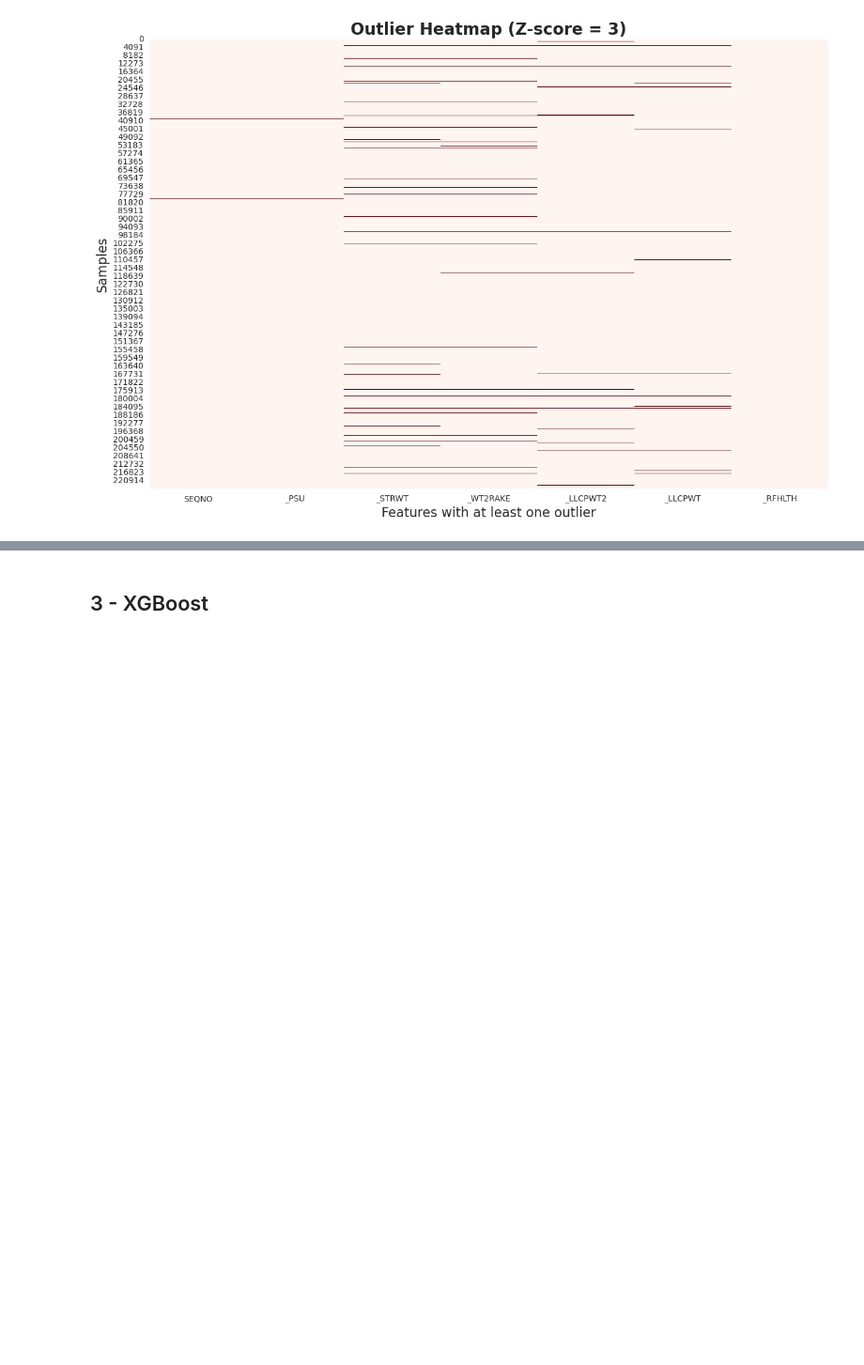
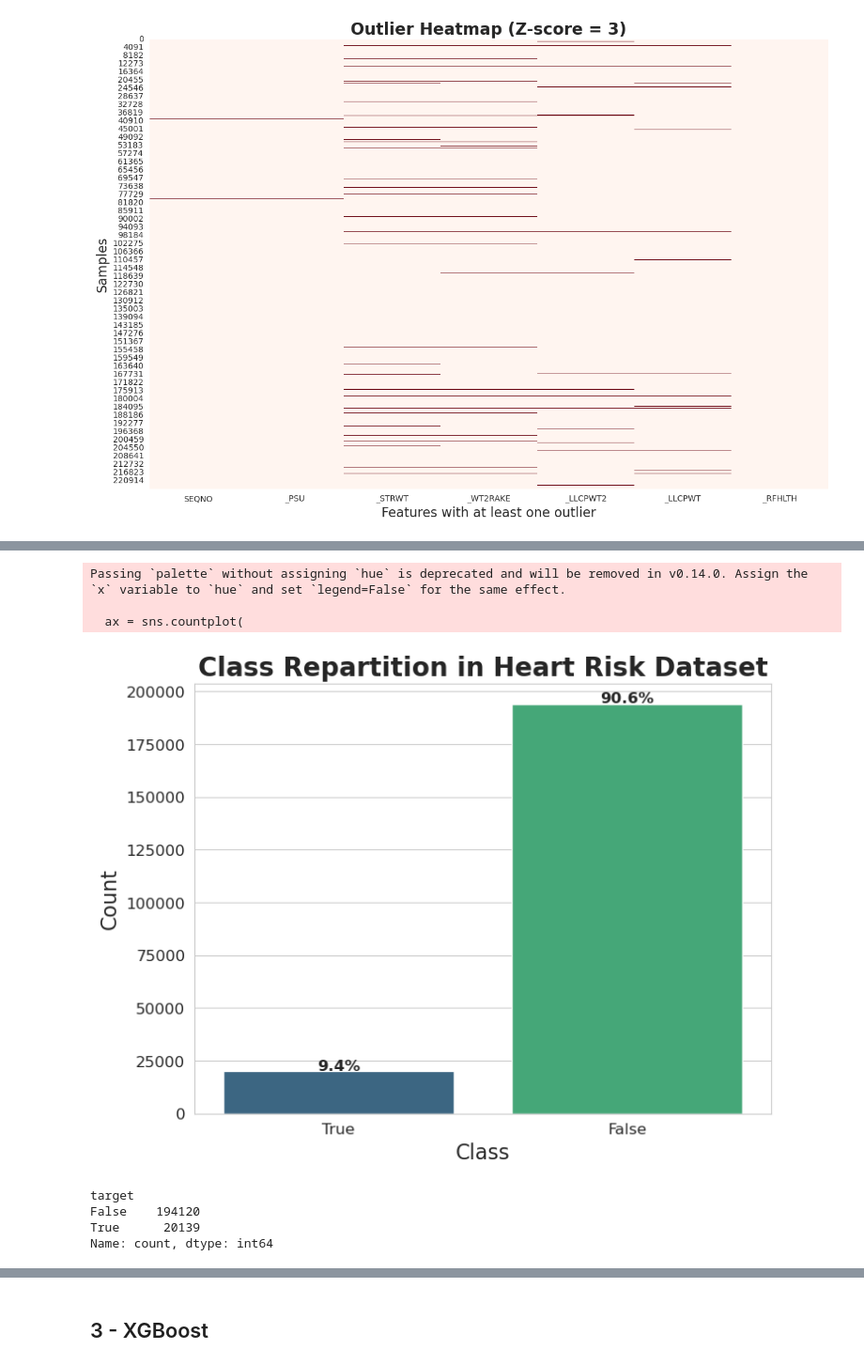
Before and after one commit to ali-hou-supaero/sdd-hackaton-25-heart-risk, a Jupyter notebook: ali.ipynb, the cells around one changed output, grey strips where cells are left out. Shown: that part at 94% size. Drawn from its saved outputs; the diff is of its cells as text; code cells hidden in the pictures; blank space fills up the shorter version.

```diff
--- a/ali.ipynb
+++ b/ali.ipynb
@@ -185,14 +230,28 @@ Number of rows with at least one outlier: 11836
 # %%
-# remove all rows with at least one outlier
-z_scores = zscore(X_important)
-z_scores_df = pd.DataFrame(z_scores, columns=X_important.columns)
+# Step 1: Split data by TARGET
+X_false = X_important[y == False]
+X_true = X_important[y == True]
+
+y_false = y[y == False]
+y_true = y[y == True]
+
+# Step 2: Compute z-scores and filter outliers only for False rows
+z_scores = zscore(X_false)
+z_scores_df = pd.DataFrame(z_scores, columns=X_false.columns, index=X_false.index)
+
+threshold = 3  # to tune
 outliers = (np.abs(z_scores_df) > threshold)
 rows_without_outliers = ~outliers.any(axis=1)
-X_important = X_important[rows_without_outliers]
-y = y[rows_without_outliers]
 
+X_false_clean = X_false[rows_without_outliers]
+y_false_clean = y_false[rows_without_outliers]
 
-X_important.info()
-y.info()
+# Step 3: Recombine with untouched True rows
+X_without_outliers = pd.concat([X_false_clean, X_true])
+y_without_outliers = pd.concat([y_false_clean, y_true])
+
+# Step 4: Inspect results
+X_without_outliers.info()
+y_without_outliers.info()
 # %% [output]
 <class 'pandas.core.frame.DataFrame'>
@@ -285,0 +274,11 @@ Name: count, dtype: int64
+# %%
+class_distribution(y_without_outliers)
+# %% [output]
+Passing `palette` without assigning `hue` is deprecated and will be removed in v0.14.0. Assign the `x` variable to `hue` and set `legend=False` for the same effect.
+
+  ax = sns.countplot(
+[figure, added]
+target
+False    194120
+True      20139
+Name: count, dtype: int64
```
Also changed, not shown: parts of 29 cells of this notebook, 12 other files.
